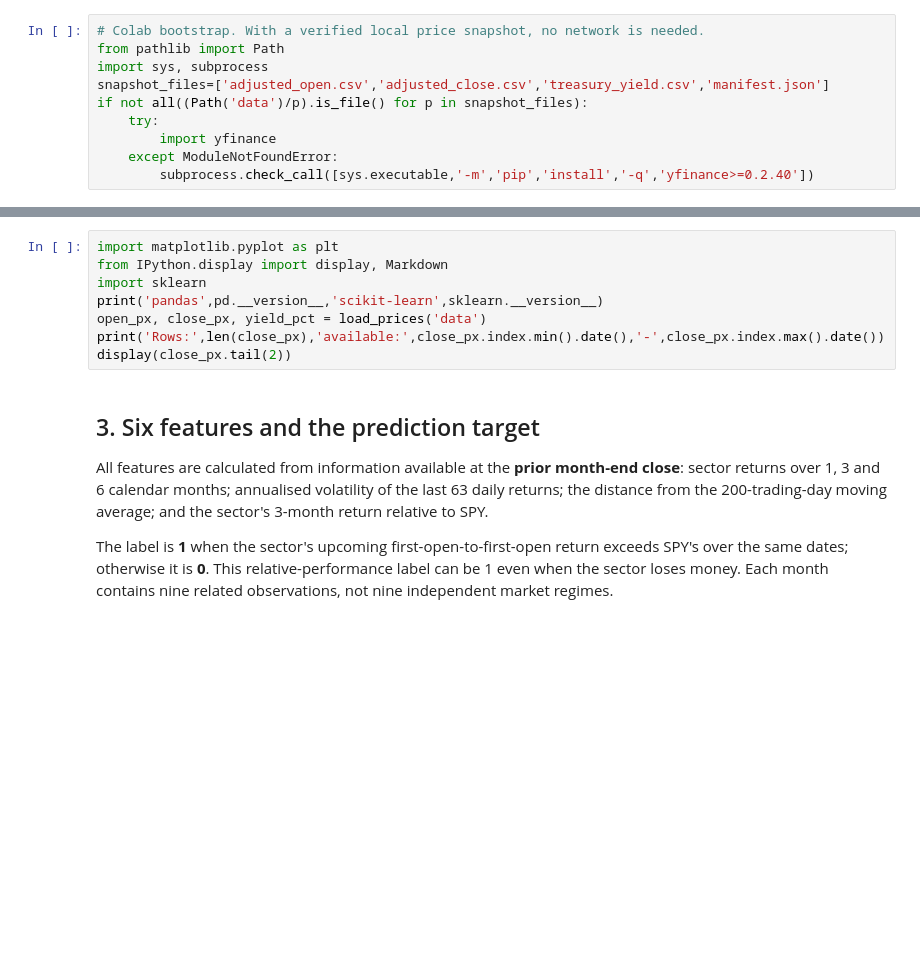
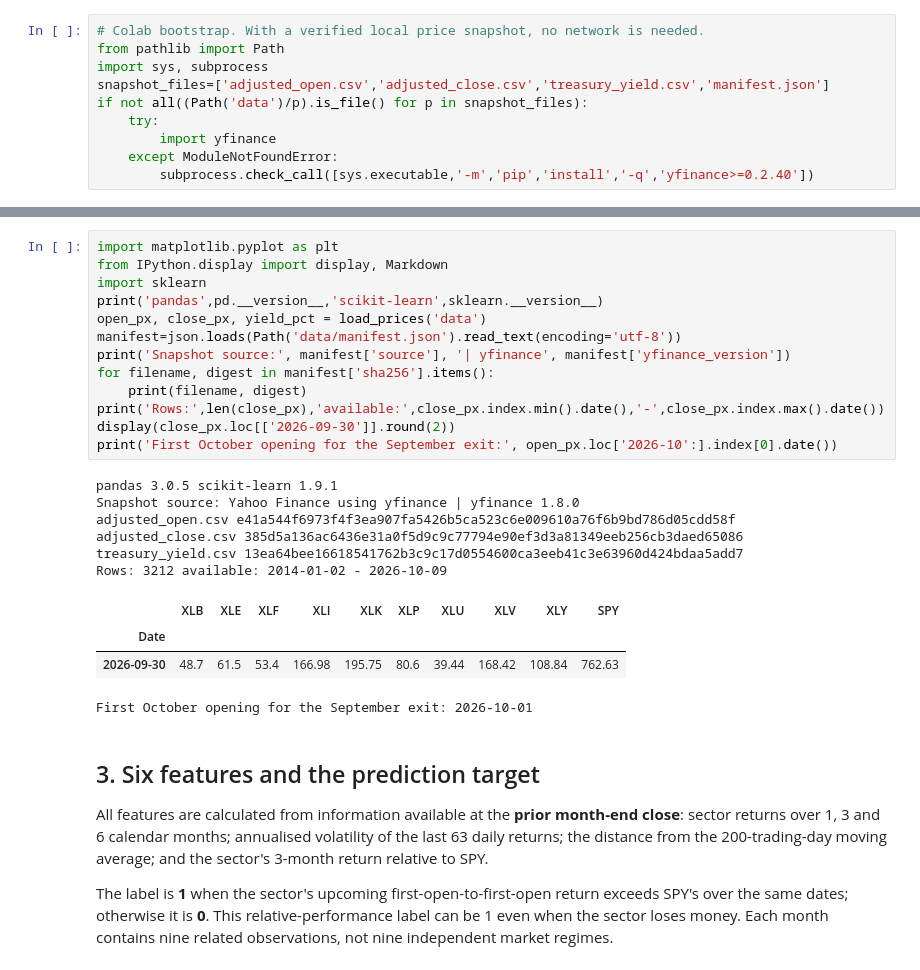
Before and after one commit to schwartzberg/hed_ml_w_finance, a Jupyter notebook: notebooks/Finance_with_ML_CSCI_E278.ipynb, the cells around one changed output, grey strips where cells are left out. Saved outputs shown, nothing was run; the diff lists cells and outputs as text; blank space fills up the shorter version.

```diff
--- a/notebooks/Finance_with_ML_CSCI_E278.ipynb
+++ b/notebooks/Finance_with_ML_CSCI_E278.ipynb
@@ -341,11 +354,27 @@ def top3_monthly_lift(pred):
 # %%
 import matplotlib.pyplot as plt
 from IPython.display import display, Markdown
 import sklearn
 print('pandas',pd.__version__,'scikit-learn',sklearn.__version__)
 open_px, close_px, yield_pct = load_prices('data')
+manifest=json.loads(Path('data/manifest.json').read_text(encoding='utf-8'))
+print('Snapshot source:', manifest['source'], '| yfinance', manifest['yfinance_version'])
+for filename, digest in manifest['sha256'].items():
+    print(filename, digest)
 print('Rows:',len(close_px),'available:',close_px.index.min().date(),'-',close_px.index.max().date())
-display(close_px.tail(2))
+display(close_px.loc[['2026-09-30']].round(2))
+print('First October opening for the September exit:', open_px.loc['2026-10':].index[0].date())
+# %% [output]
+pandas 3.0.5 scikit-learn 1.9.1
+Snapshot source: Yahoo Finance using yfinance | yfinance 1.8.0
+adjusted_open.csv e41a544f6973f4f3ea907fa5426b5ca523c6e009610a76f6b9bd786d05cdd58f
+adjusted_close.csv 385d5a136ac6436e31a0f5d9c9c77794e90ef3d3a81349eeb256cb3daed65086
+treasury_yield.csv 13ea64bee16618541762b3c9c17d0554600ca3eeb41c3e63960d424bdaa5add7
+Rows: 3212 available: 2014-01-02 - 2026-10-09
+|  | XLB | XLE | XLF | XLI | XLK | XLP | XLU | XLV | XLY | SPY |
+| Date |  |  |  |  |  |  |  |  |  |  |
+| 2026-09-30 | 48.7 | 61.5 | 53.4 | 166.98 | 195.75 | 80.6 | 39.44 | 168.42 | 108.84 | 762.63 |
+First October opening for the September exit: 2026-10-01
 # %% [markdown]
 ## 3. Six features and the prediction target
 
```
Also changed, not shown: parts of 20 cells of this notebook, 8 other files.
